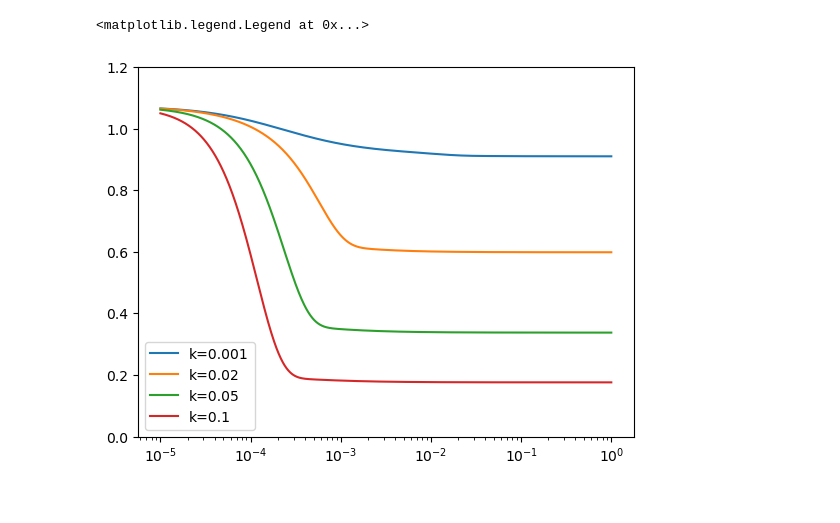
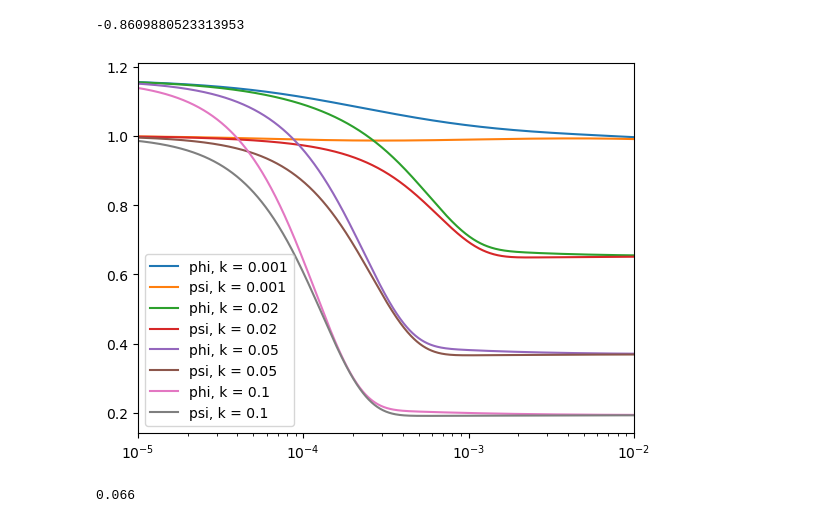
Before and after one commit to AmritpalSNijjar/cmb-analytic, a Jupyter notebook: amritpal/testing.ipynb, the cells around one changed output. Cells and saved outputs as stored; diff of their text form; code cells hidden in the pictures.

```diff
--- a/amritpal/testing.ipynb
+++ b/amritpal/testing.ipynb
@@ -4,6 +6,7 @@ import numpy as np
 import matplotlib.pyplot as plt
 # %%
-planck = analytic_CMB(0.06*0.25, 0.93*0.25, 50, 1.15, 1, 0.054)
+planck    = analytic_CMB(0.0224, 0.12, 67.4, np.exp(3.04)/1e10, 0.965, 0.054)
+paper_cdm = analytic_CMB(0.06*0.25, 0.93*0.25, 50, 1, 1, 0.054, noL_CDM = True)
 # %%
 #print(planck.etas)
 #print(planck.a_s)
@@ -30,17 +21,32 @@ print(planck.k_eq*planck.h)
 # %%
 a_s = planck.a_s
 
 
 for k in [0.001, 0.02, 0.05, 0.1]:#np.linspace(0.001, 0.1, 10):
 
-    phi_plt = np.array([planck.Phi_ak(a, k) for a in a_s])
+    phi_plt = np.array([paper_cdm.Phi_ak(a, k) for a in a_s])
+    psi_plt = np.array([paper_cdm.Psi_ak(a, k) for a in a_s])
+
+    #factor = 1/(k**(3/2)*psi_plt[0])
+
+    #psi_plt = psi_plt/psi_plt[0]
     #phi_plt = phi_plt/phi_plt[0]
 
-    plt.semilogx(planck.a_s, phi_plt*(k)**(3/2), label = f"k={round(k, 3)}")
+    plt.semilogx(paper_cdm.a_s, -phi_plt/psi_plt[0], label = f"phi, k = {round(k, 3)}")
+    plt.semilogx(paper_cdm.a_s, psi_plt/psi_plt[0], label = f"psi, k = {round(k, 3)}")
 
-plt.ylim(0, 1.2)
+
+#plt.ylim(0, 1.2)
 plt.legend()
-#plt.xlim(1e-5, 1e-2)
+plt.xlim(1e-5, 1e-2)
+
+
+psi_plt[0]/phi_plt[0]
 # %% [output]
-<matplotlib.legend.Legend at 0x...>
+-0.8609880523313953
-[figure, old version]
+[figure, new version]
+# %%
+k_ind = 65
+paper_cdm.ks[k_ind]
+# %% [output]
+0.066
```
Also changed, not shown: parts of 10 cells of this notebook, 1 other file.
